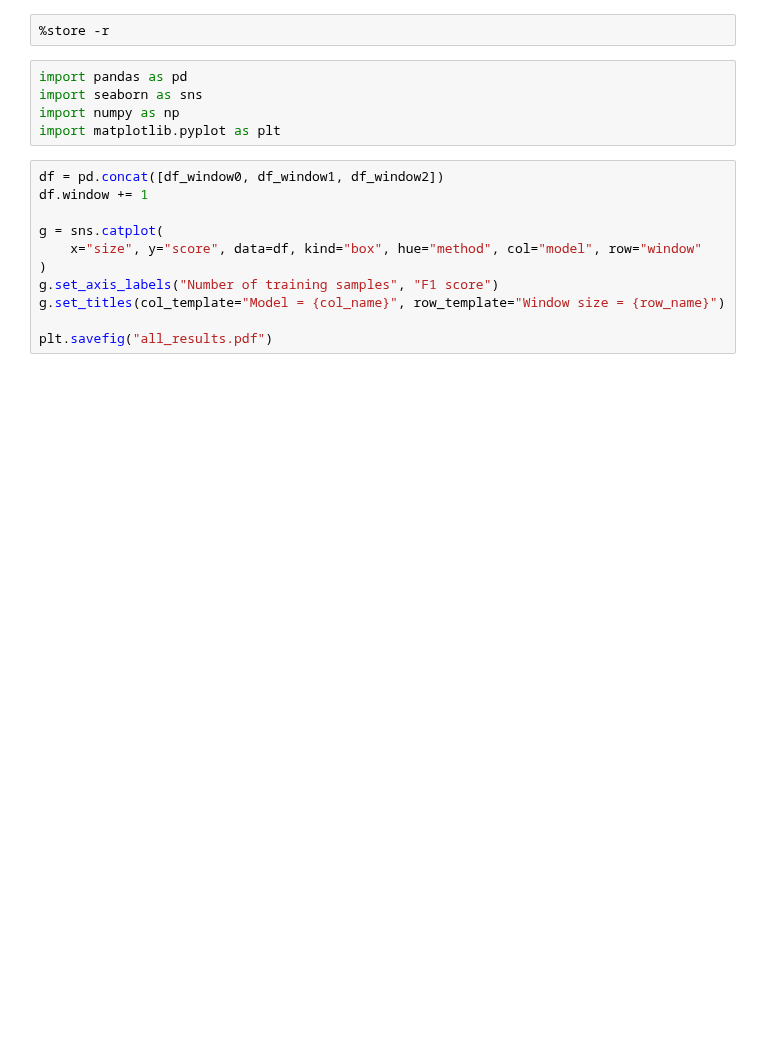
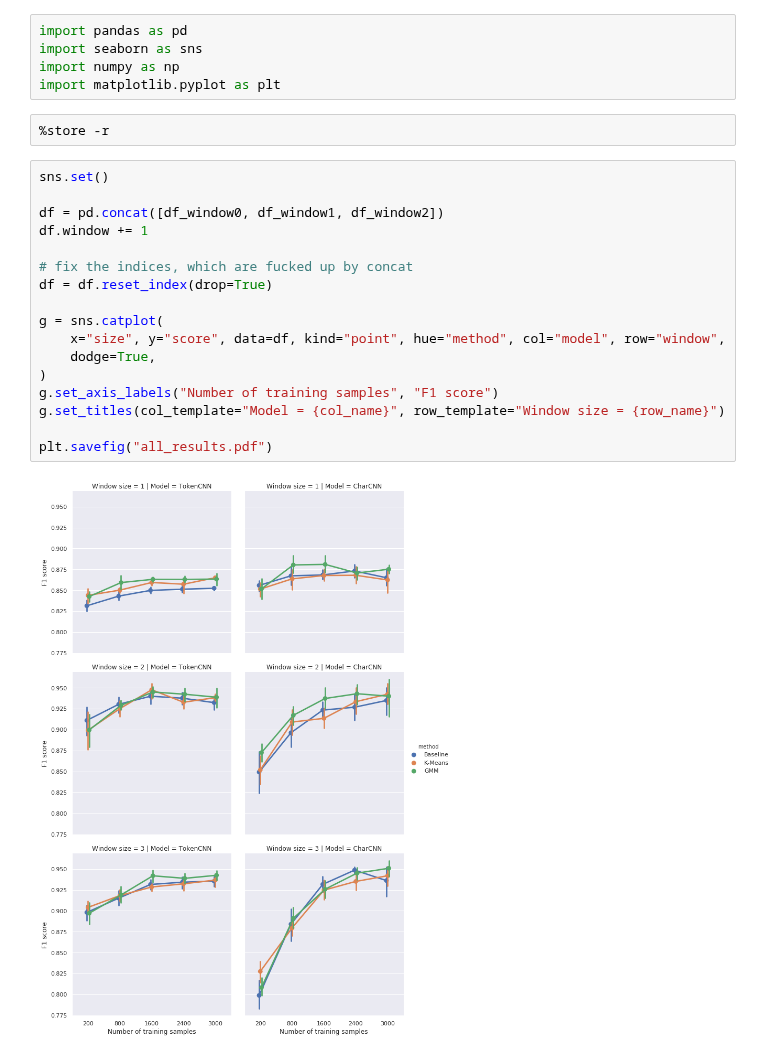
Before and after one commit to maarten990/masterthesis, a Jupyter notebook: supervised/results.ipynb, the cells around one changed output. Saved outputs shown, nothing was run; the diff lists cells and outputs as text; blank space fills up the shorter version.

Commit message:
update result plots

```diff
--- a/supervised/results.ipynb
+++ b/supervised/results.ipynb
@@ -1,18 +1,26 @@
+# %%
+import pandas as pd
+import seaborn as sns
+import numpy as np
+import matplotlib.pyplot as plt
 # %%
 %store -r
-# %%
-import pandas as pd
-import seaborn as sns
-import numpy as np
-import matplotlib.pyplot as plt
 # %%
+sns.set()
+
 df = pd.concat([df_window0, df_window1, df_window2])
 df.window += 1
 
+# fix the indices, which are fucked up by concat
+df = df.reset_index(drop=True)
+
 g = sns.catplot(
-    x="size", y="score", data=df, kind="box", hue="method", col="model", row="window"
+    x="size", y="score", data=df, kind="point", hue="method", col="model", row="window",
+    dodge=True,
 )
 g.set_axis_labels("Number of training samples", "F1 score")
 g.set_titles(col_template="Model = {col_name}", row_template="Window size = {row_name}")
 
 plt.savefig("all_results.pdf")
+# %% [output]
+[figure, added]
```
Also changed, not shown: parts of 5 cells of this notebook, 4 other files.
